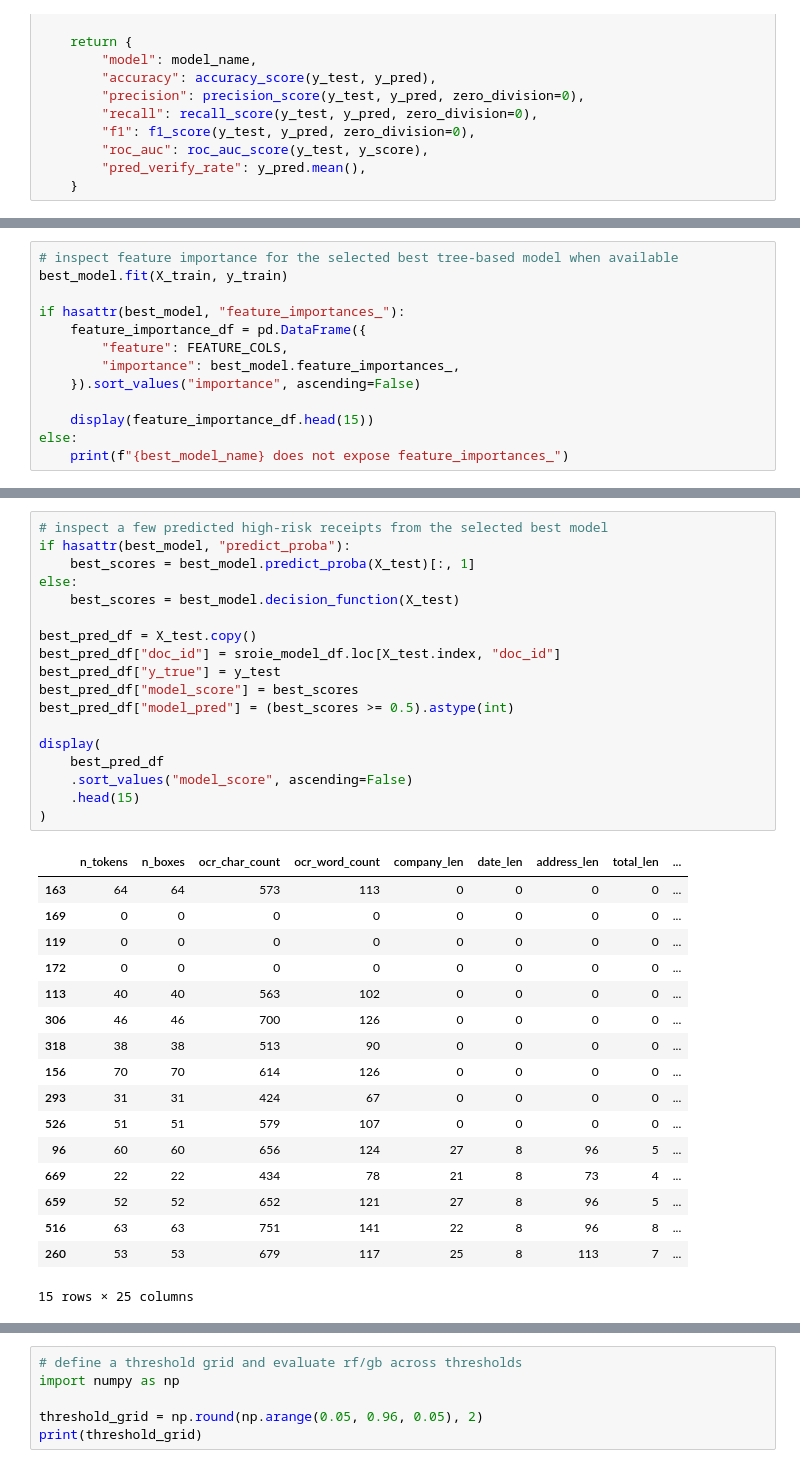
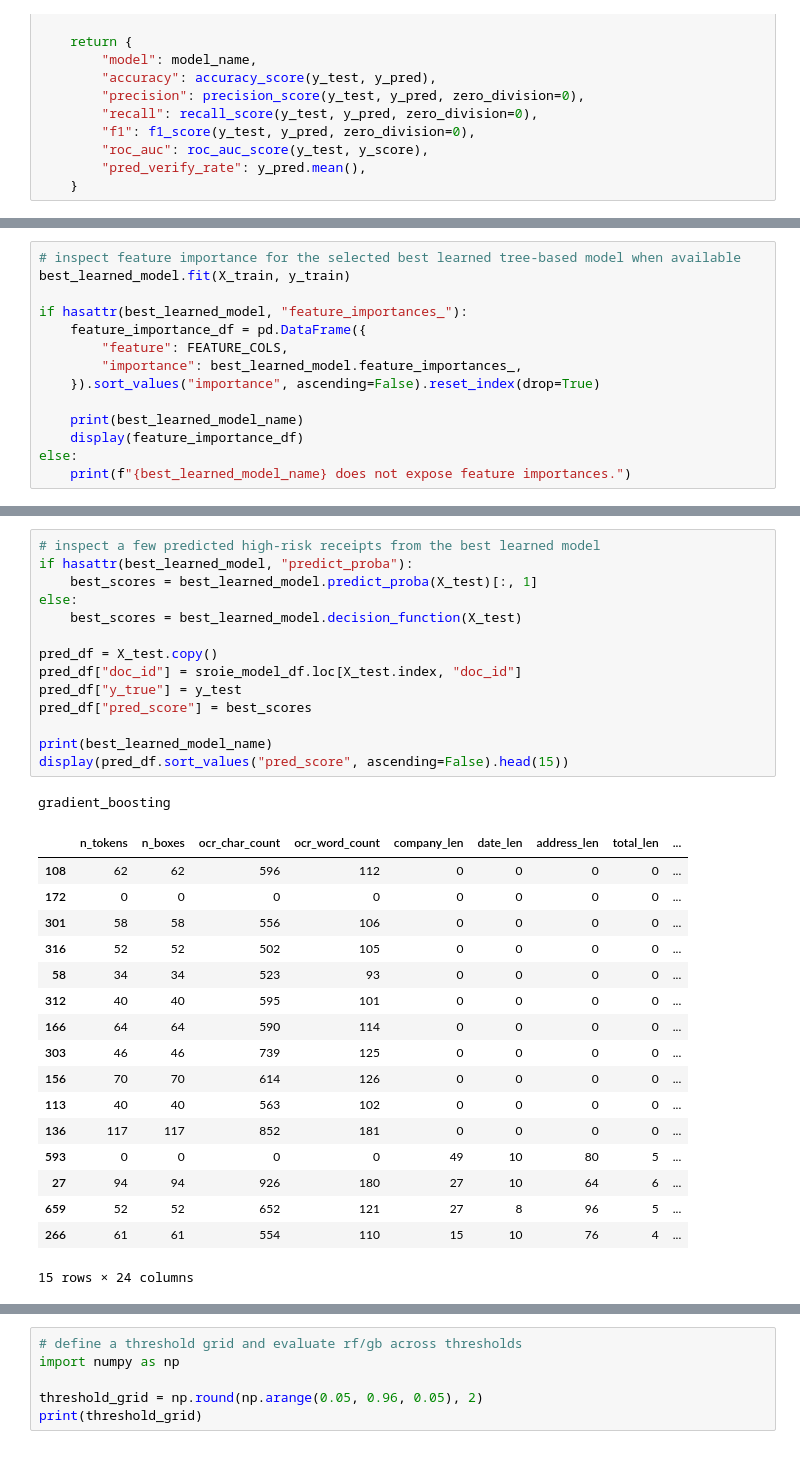
Before and after one commit to codylejang/Gated-Risk-MCP, a Jupyter notebook: notebooks/sroie/sroie_light_models.ipynb, the cells around one changed output, grey strips where cells are left out. Cells and saved outputs as stored; diff of their text form.

```diff
--- a/notebooks/sroie/sroie_light_models.ipynb
+++ b/notebooks/sroie/sroie_light_models.ipynb
@@ -167,14 +241,15 @@ best_model = model_map[best_model_name]
 # %%
-# inspect feature importance for the selected best tree-based model when available
-best_model.fit(X_train, y_train)
+# inspect feature importance for the selected best learned tree-based model when available
+best_learned_model.fit(X_train, y_train)
 
-if hasattr(best_model, "feature_importances_"):
+if hasattr(best_learned_model, "feature_importances_"):
     feature_importance_df = pd.DataFrame({
         "feature": FEATURE_COLS,
-        "importance": best_model.feature_importances_,
-    }).sort_values("importance", ascending=False)
+        "importance": best_learned_model.feature_importances_,
+    }).sort_values("importance", ascending=False).reset_index(drop=True)
 
-    display(feature_importance_df.head(15))
+    print(best_learned_model_name)
+    display(feature_importance_df)
 else:
-    print(f"{best_model_name} does not expose feature_importances_")
+    print(f"{best_learned_model_name} does not expose feature importances.")
 # %% [output]
@@ -197,39 +274,36 @@ else:
 # %%
-# inspect a few predicted high-risk receipts from the selected best model
-if hasattr(best_model, "predict_proba"):
-    best_scores = best_model.predict_proba(X_test)[:, 1]
+# inspect a few predicted high-risk receipts from the best learned model
+if hasattr(best_learned_model, "predict_proba"):
+    best_scores = best_learned_model.predict_proba(X_test)[:, 1]
 else:
-    best_scores = best_model.decision_function(X_test)
+    best_scores = best_learned_model.decision_function(X_test)
 
-best_pred_df = X_test.copy()
-best_pred_df["doc_id"] = sroie_model_df.loc[X_test.index, "doc_id"]
-best_pred_df["y_true"] = y_test
-best_pred_df["model_score"] = best_scores
-best_pred_df["model_pred"] = (best_scores >= 0.5).astype(int)
+pred_df = X_test.copy()
+pred_df["doc_id"] = sroie_model_df.loc[X_test.index, "doc_id"]
+pred_df["y_true"] = y_test
+pred_df["pred_score"] = best_scores
 
-display(
-    best_pred_df
-    .sort_values("model_score", ascending=False)
-    .head(15)
-)
+print(best_learned_model_name)
+display(pred_df.sort_values("pred_score", ascending=False).head(15))
 # %% [output]
+gradient_boosting
 |  | n_tokens | n_boxes | ocr_char_count | ocr_word_count | company_len | date_len | address_len | total_len | ... |
-| 163 | 64 | 64 | 573 | 113 | 0 | 0 | 0 | 0 | ... |
-| 169 | 0 | 0 | 0 | 0 | 0 | 0 | 0 | 0 | ... |
-| 119 | 0 | 0 | 0 | 0 | 0 | 0 | 0 | 0 | ... |
+| 108 | 62 | 62 | 596 | 112 | 0 | 0 | 0 | 0 | ... |
 | 172 | 0 | 0 | 0 | 0 | 0 | 0 | 0 | 0 | ... |
+| 301 | 58 | 58 | 556 | 106 | 0 | 0 | 0 | 0 | ... |
+| 316 | 52 | 52 | 502 | 105 | 0 | 0 | 0 | 0 | ... |
+| 58 | 34 | 34 | 523 | 93 | 0 | 0 | 0 | 0 | ... |
+| 312 | 40 | 40 | 595 | 101 | 0 | 0 | 0 | 0 | ... |
+| 166 | 64 | 64 | 590 | 114 | 0 | 0 | 0 | 0 | ... |
+| 303 | 46 | 46 | 739 | 125 | 0 | 0 | 0 | 0 | ... |
+| 156 | 70 | 70 | 614 | 126 | 0 | 0 | 0 | 0 | ... |
 | 113 | 40 | 40 | 563 | 102 | 0 | 0 | 0 | 0 | ... |
-| 306 | 46 | 46 | 700 | 126 | 0 | 0 | 0 | 0 | ... |
-| 318 | 38 | 38 | 513 | 90 | 0 | 0 | 0 | 0 | ... |
-| 156 | 70 | 70 | 614 | 126 | 0 | 0 | 0 | 0 | ... |
-| 293 | 31 | 31 | 424 | 67 | 0 | 0 | 0 | 0 | ... |
-| 526 | 51 | 51 | 579 | 107 | 0 | 0 | 0 | 0 | ... |
-| 96 | 60 | 60 | 656 | 124 | 27 | 8 | 96 | 5 | ... |
-| 669 | 22 | 22 | 434 | 78 | 21 | 8 | 73 | 4 | ... |
+| 136 | 117 | 117 | 852 | 181 | 0 | 0 | 0 | 0 | ... |
+| 593 | 0 | 0 | 0 | 0 | 49 | 10 | 80 | 5 | ... |
+| 27 | 94 | 94 | 926 | 180 | 27 | 10 | 64 | 6 | ... |
 | 659 | 52 | 52 | 652 | 121 | 27 | 8 | 96 | 5 | ... |
-| 516 | 63 | 63 | 751 | 141 | 22 | 8 | 96 | 8 | ... |
-| 260 | 53 | 53 | 679 | 117 | 25 | 8 | 113 | 7 | ... |
+| 266 | 61 | 61 | 554 | 110 | 15 | 10 | 76 | 4 | ... |
-15 rows × 25 columns
+15 rows × 24 columns
 # %%
 # inspect a few predicted high-risk receipts from the random forest
 rf_scores = rf.predict_proba(X_test)[:, 1]
```
Also changed, not shown: parts of 17 cells of this notebook, 8 other files.
